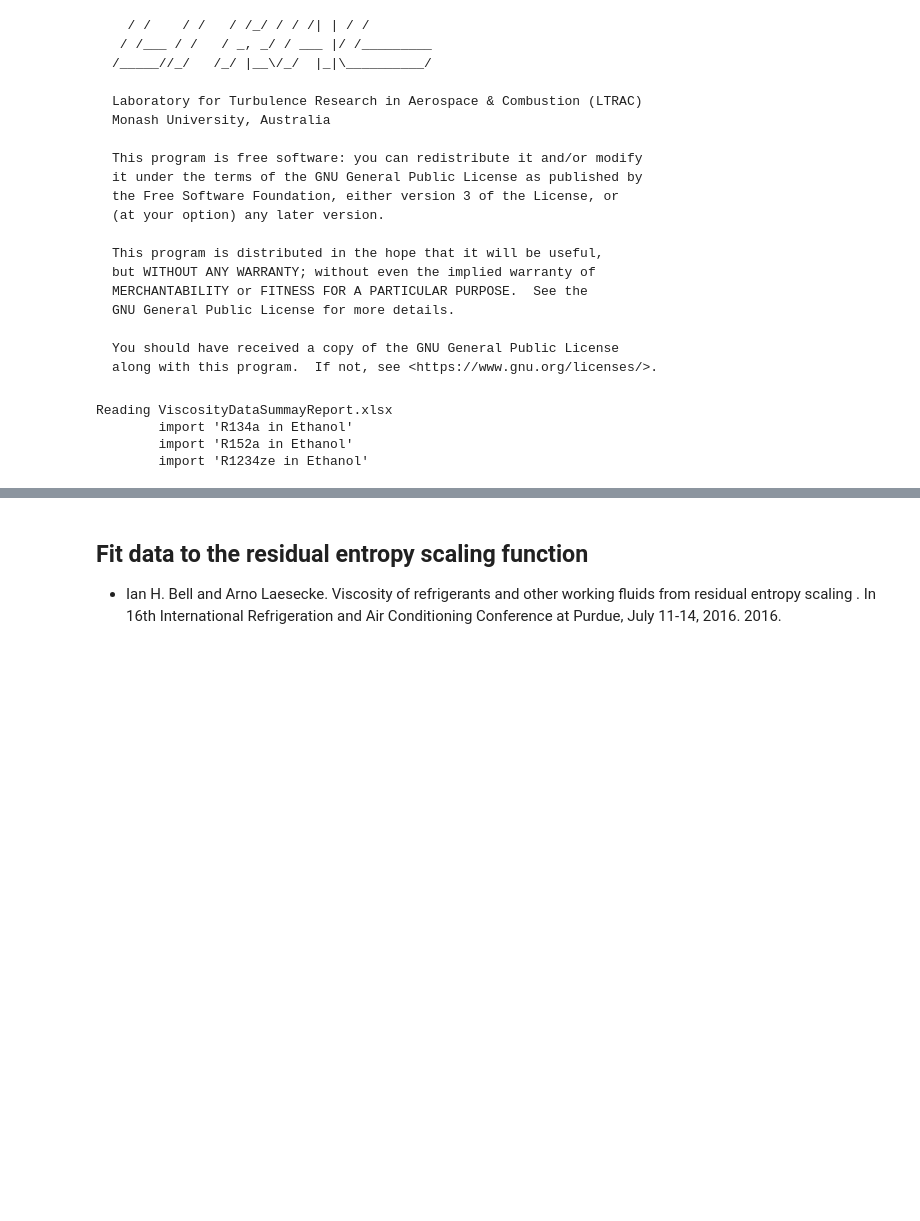
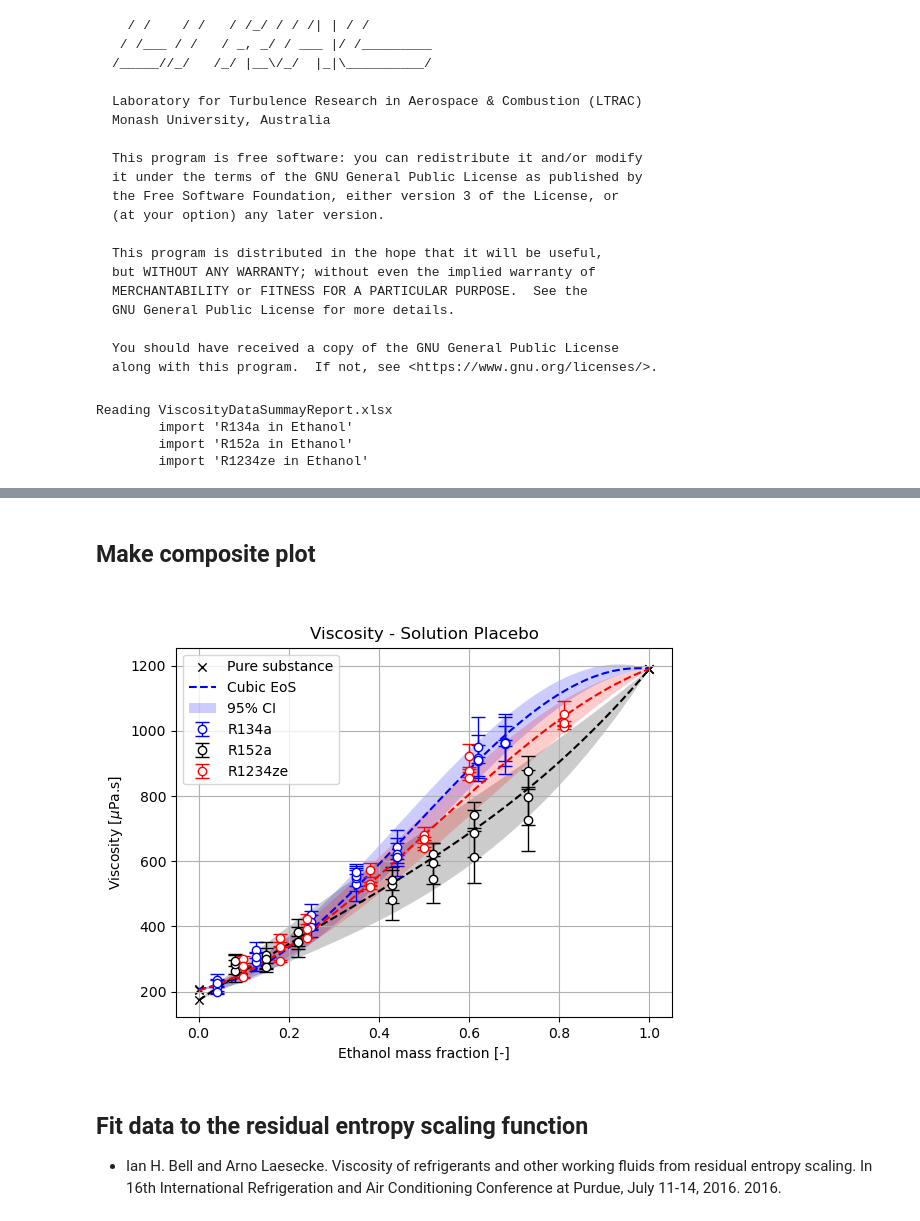
Before and after one commit to djorlando24/jupyterNotebooks, a Jupyter notebook: Research/PropellantProps/RDD2024_Viscosity.ipynb, the cells around one changed output, grey strips where cells are left out. Cells and saved outputs as stored; diff of their text form; code cells hidden in the pictures; blank space fills up the shorter version.

```diff
--- a/Research/PropellantProps/RDD2024_Viscosity.ipynb
+++ b/Research/PropellantProps/RDD2024_Viscosity.ipynb
@@ -101,4 +191,45 @@ for d in data: # Loop propellants
+# %% [markdown]
+## Make composite plot
+# %%
+fig=plt.figure()
+
+l=""
+for d,c,minTheta in zip(data,('b','k','r'),(10,11,11)):
+
+    # Filter data
+    i = (data[d][1] >= minTheta)
+
+    # Get errorbar
+    eps = np.sqrt( data[d][3]**2 + data[d][4]**2 )
+
+    plt.errorbar(data[d][0][i],data[d][2][i],yerr=eps[i],lw=1,ls='None',\
+                 label=d,capsize=5,marker='o',c=c,mfc='w')
+
+
+    # pure substances @ same temp.
+    if l is not None: l="Pure substance"
+    plt.scatter([0, 1],[pureProp[d], Ethanol_mu],marker='x',c='k',lw=1,label=l)
+
+    popt,popt1,popt2 = fit_data[d]
+
+    if l is not None: l=r'Cubic EoS'
+    plt.plot(x_, ffit(x_,*popt), ls='--', c=c, label=l)
+
+    if l is not None: l=r'95% CI'
+    plt.fill_between(x_, ffit(x_,*popt1), ffit(x_,*popt2), alpha=.2, label=l, color=c, edgecolor=None)
+
+    l=None
+
+plt.grid()
+plt.ylabel(r'Viscosity [$\mu$Pa.s]')
+plt.xlabel('Ethanol mass fraction [-]')
+
+plt.legend();
+plt.title("Viscosity - Solution Placebo");
+plt.savefig("Viscosity.pdf");
+# %% [output]
+[figure, added]
 # %% [markdown]
 ## Fit data to the residual entropy scaling function
 
-- Ian H. Bell and Arno Laesecke. Viscosity of refrigerants and other working fluids from residual entropy scaling . In 16th International Refrigeration and Air Conditioning Conference at Purdue, July 11-14, 2016. 2016.
+- Ian H. Bell and Arno Laesecke. Viscosity of refrigerants and other working fluids from residual entropy scaling. In 16th International Refrigeration and Air Conditioning Conference at Purdue, July 11-14, 2016. 2016.
```
Also changed, not shown: parts of 7 cells of this notebook, 4 other files.
